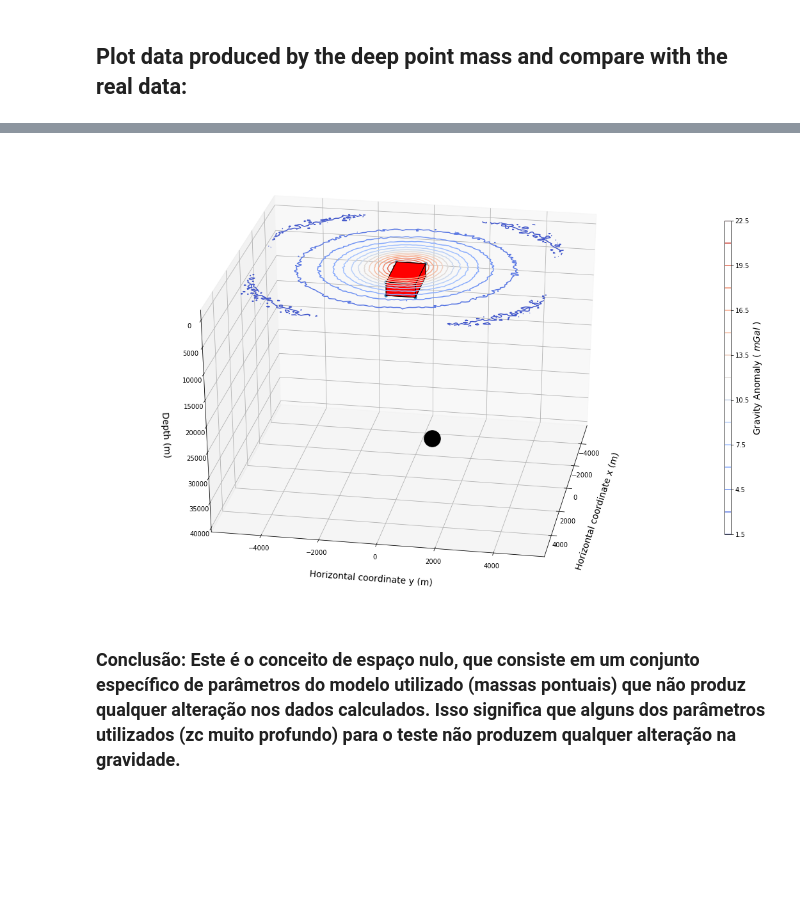
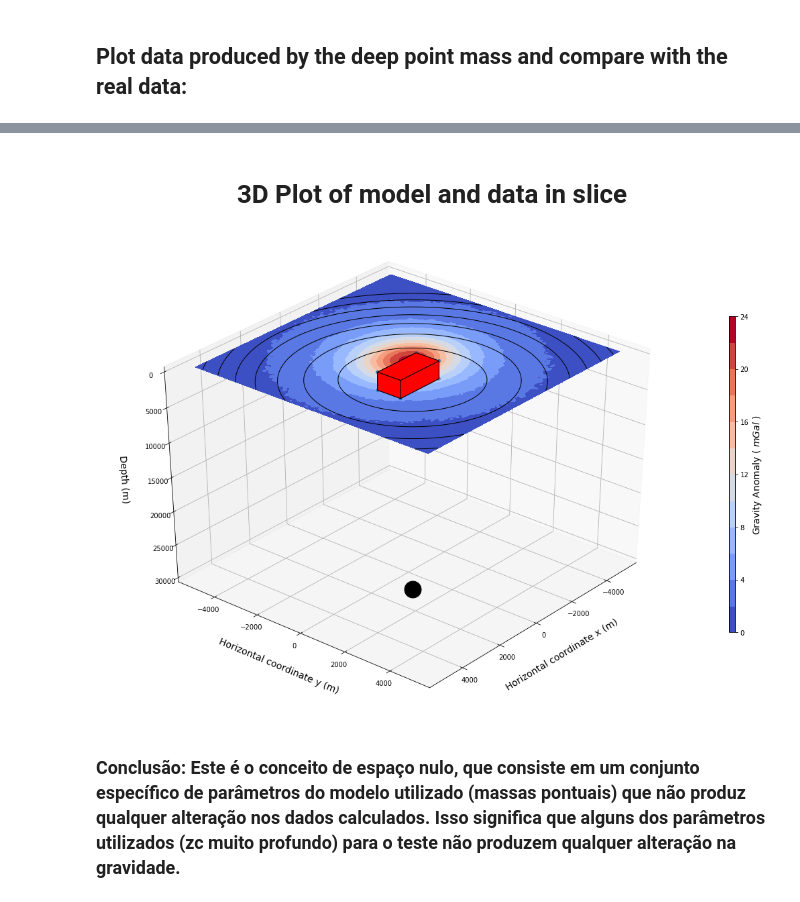
Before and after one commit to rodrigobijani/Congresso_Brasileiro_Geologia2018, a Jupyter notebook: scripts/synthetic.ipynb, the cells around one changed output, grey strips where cells are left out. Saved outputs shown, nothing was run; the diff lists cells and outputs as text; code cells hidden in the pictures; blank space fills up the shorter version.

Commit message:
changes in syhntetic script. need to make more tests.

```diff
--- a/scripts/synthetic.ipynb
+++ b/scripts/synthetic.ipynb
@@ -74,0 +101,12 @@ gz_real = np.array( np.split(gz,nx) )
+# %%
+# put the read data into more mnemonic variables and convert to lists to perform calculations:
+coordx = data.iloc[:,0] # x coordinate (m)
+coordy = data.iloc[:,1] # y coordinate (m)
+elev   = data.iloc[:,2] # elevation (m) - in this case, is one elevation for the whole data-set! pay attention!
+gz     = data.iloc[:,3] # vertical attraction (mGal)
+
+real_coords = (coordx, coordy) # real observation positions
+grid_coords = (X,Y) # interpolated observation positions
+
+# function of scipy for interpolation:
+gzi = griddata(real_coords, gz, grid_coords , method='cubic') # from now on, this will be our "real data"
@@ -97,11 +158,10 @@ plt.show()
 xc = 1100.0
 yc = 1100.0
 zc = 30000.0
-raio = 1000.0
-rho = 2600.0
-source = ( xc, yc, zc, raio, rho )
+rho = 2500.0
+source = ( xc, yc, zc, rho )
 # predicted vertical attraction gz:
-gz_pred = sphere_gz(xobs,yobs,zobs,source)
+gz_pred = sphere_gz(X,Y,elev[0],source)
 print  gz_pred.shape
 # %% [output]
 (100L, 100L)
@@ -148,34 +217,47 @@ plt.show()
+# %% [markdown]
+#  <center> 3D Plot of model and data in slice <center>
 # %%
-# 3D plot :
-# ---------- Plot of model and data in slice ---------------------------------:
-py.rcParams['contour.negative_linestyle'] = 'solid'
+#py.rcParams['contour.negative_linestyle'] = 'dashed'
 plt.close('all')
 fig = plt.figure(figsize=(14,10))
-ax = fig.gca(projection='3d')
+ax = fig.gca(projection='3d') # 3D boxplot where the figure goes
 
 # plot the dike and store it in pbox plotting object:
-pbox = test_prism(ax, dike)
-#labels
+pbox = draw_prism(ax, dike3D)
+
+# ----- define labels and limits of the plotbox:
 pbox.set_xlabel('Horizontal coordinate x (m)', labelpad=20 ,fontsize=fs)
 pbox.set_ylabel('Horizontal coordinate y (m)', labelpad=20 ,fontsize=fs)
-pbox.set_zlim(-1000,40000)
+pbox.set_zlim(-100,30000)
 pbox.set_zlabel('Depth (m)',labelpad=20 ,fontsize=fs, rotation = 90)
-pbox.view_init(30, 10)
+pbox.view_init(35, 40)
+
+# put z downward
 pbox.invert_zaxis()
-plt.tight_layout(True)
 
-# add the point masses here:
+# add the deep point mass here:
 pbox.scatter3D(xc, yc, zc, s= rho, c='k',marker = '.')
 
-# ------------------- vertical gravitational atraction plot ------------------:
-p1 = pbox.contour(xobs, yobs, gz_real, 20, zdir='z',
-                offset=np.min(z), cmap='coolwarm', vmin = np.min(gz_real), vmax = np.max(gz_real) )
-cbar = fig.colorbar(p1, aspect = 50, fraction = 0.01, orientation="vertical")
-cbar.set_label('Gravity Anomaly ( $ mGal $ )',fontsize=fs, rotation = 90)
+# ------------------- vertical gravitational atraction produced by the dike ------------------:
+p1 = pbox.contourf(X, Y, gzi, 10, zdir='z',
+                offset=np.min(elev), cmap='coolwarm', vmin = np.min(gzi), vmax = np.max(gzi) )
+cbar1 = fig.colorbar(p1, aspect = 50, fraction = 0.01, orientation="vertical")
+cbar1.set_label('Gravity Anomaly ( $ mGal $ )',fontsize=fs, rotation = 90)
 
+# ------------------- vertical gravitational atraction produced by the deep point mass--------:
+p2 = pbox.contour(X, Y, gz_pred, 10, zdir='z', offset=np.min(elev) , colors='k', linewidths = 1,
+                  vmin=np.min(gz_pred), vmax=np.max(gz_pred) )
+
+# ------------- Color bar specifications ---------------------------:
+#cbar2 = fig.colorbar(p1, aspect = 50, fraction = 0.01, orientation="vertical")
+#cbar2.set_label('Gravity Anomaly ( $ mGal $ )',fontsize=fs, rotation = 90)
+#cbar2.add_lines(p2)
+
+plt.clabel(p2, inline=1, fontsize=6)
+plt.tight_layout(True)
 plt.show()
 # %% [output]
-[figure, old version]
+[figure, new version]
 # %% [markdown]
 ### Conclusão: Este é o conceito de espaço nulo, que consiste em um conjunto específico de parâmetros do modelo utilizado (massas pontuais) que não produz qualquer alteração nos dados calculados. Isso significa que alguns dos parâmetros utilizados (zc muito profundo) para o teste não produzem qualquer alteração na gravidade.
 # %% [markdown]
```
Also changed, not shown: parts of 32 cells of this notebook, 1 other file.
